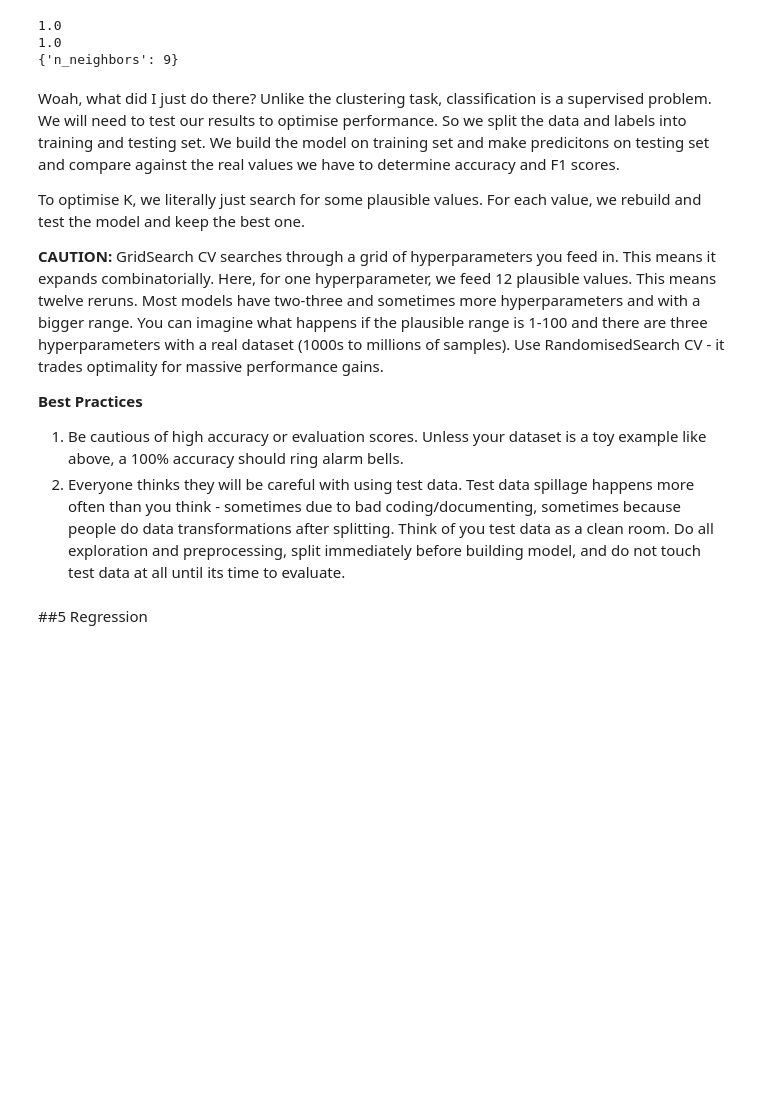
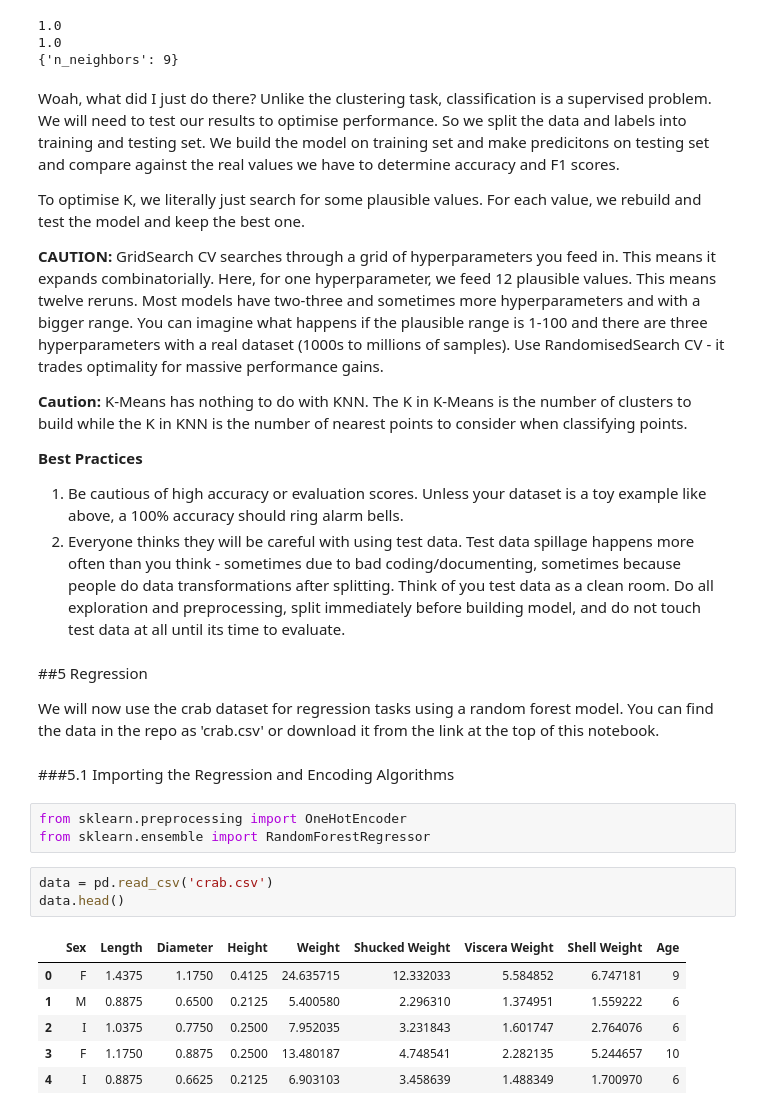
Before and after one commit to breannashi/Data_Science_Bootcamp, a Jupyter notebook: ML_Tutorial.ipynb, the cells around one changed output. Saved outputs shown, nothing was run; the diff lists cells and outputs as text; blank space fills up the shorter version.

Commit message:
added regression

```diff
--- a/ML_Tutorial.ipynb
+++ b/ML_Tutorial.ipynb
@@ -186,9 +186,28 @@ To optimise K, we literally just search for some plausible values. For each valu
 
 **CAUTION:** GridSearch CV searches through a grid of hyperparameters you feed in. This means it expands combinatorially. Here, for one hyperparameter, we feed 12 plausible values. This means twelve reruns. Most models have two-three and sometimes more hyperparameters and with a bigger range. You can imagine what happens if the plausible range is 1-100 and there are three hyperparameters with a real dataset (1000s to millions of samples). Use RandomisedSearch CV - it trades optimality for massive performance gains.
 
+**Caution:** K-Means has nothing to do with KNN. The K in K-Means is the number of clusters to build while the K in KNN is the number of nearest points to consider when classifying points.
+
 **Best Practices**
 
 1.   Be cautious of high accuracy or evaluation scores. Unless your dataset is a toy example like above, a 100% accuracy should ring alarm bells.
 2.   Everyone thinks they will be careful with using test data. Test data spillage happens more often than you think - sometimes due to bad coding/documenting, sometimes because people do data transformations after splitting. Think of you test data as a clean room. Do all exploration and preprocessing, split immediately before building model, and do not touch test data at all until its time to evaluate.
+# %% [markdown]
+##5&nbsp;Regression
+
+We will now use the crab dataset for regression tasks using a random forest model. You can find the data in the repo as 'crab.csv' or download it from the link at the top of this notebook.
 # %% [markdown]
-##5&nbsp;Regression
+###5.1&nbsp;Importing the Regression and Encoding Algorithms
+# %%
+from sklearn.preprocessing import OneHotEncoder
+from sklearn.ensemble import RandomForestRegressor
+# %%
+data = pd.read_csv('crab.csv')
+data.head()
+# %% [output]
+|  | Sex | Length | Diameter | Height | Weight | Shucked Weight | Viscera Weight | Shell Weight | Age |
+| 0 | F | 1.4375 | 1.1750 | 0.4125 | 24.635715 | 12.332033 | 5.584852 | 6.747181 | 9 |
+| 1 | M | 0.8875 | 0.6500 | 0.2125 | 5.400580 | 2.296310 | 1.374951 | 1.559222 | 6 |
+| 2 | I | 1.0375 | 0.7750 | 0.2500 | 7.952035 | 3.231843 | 1.601747 | 2.764076 | 6 |
+| 3 | F | 1.1750 | 0.8875 | 0.2500 | 13.480187 | 4.748541 | 2.282135 | 5.244657 | 10 |
+| 4 | I | 0.8875 | 0.6625 | 0.2125 | 6.903103 | 3.458639 | 1.488349 | 1.700970 | 6 |
```
Also changed, not shown: parts of 7 cells of this notebook.
